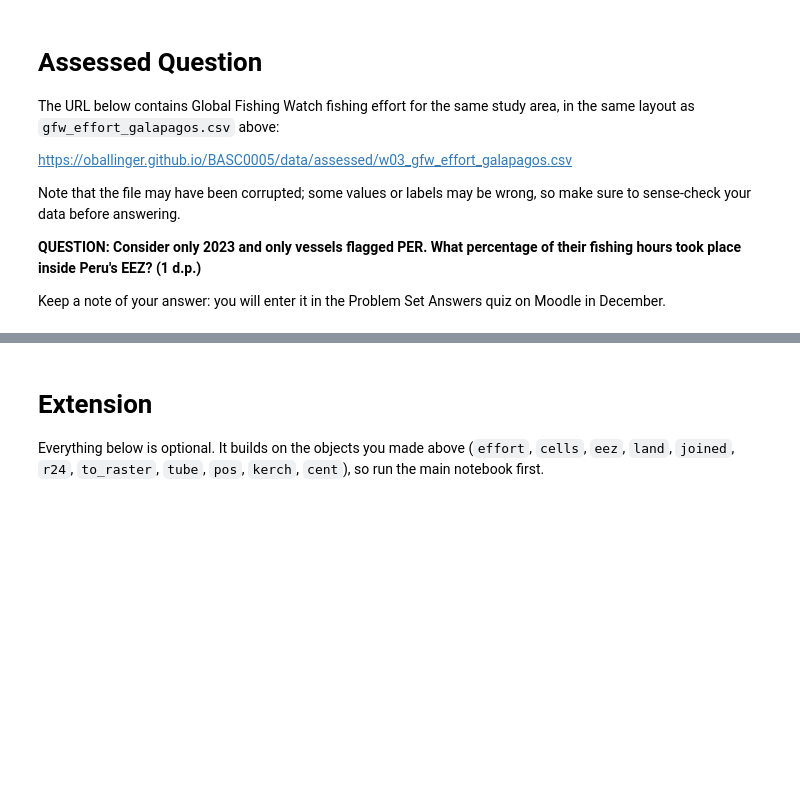
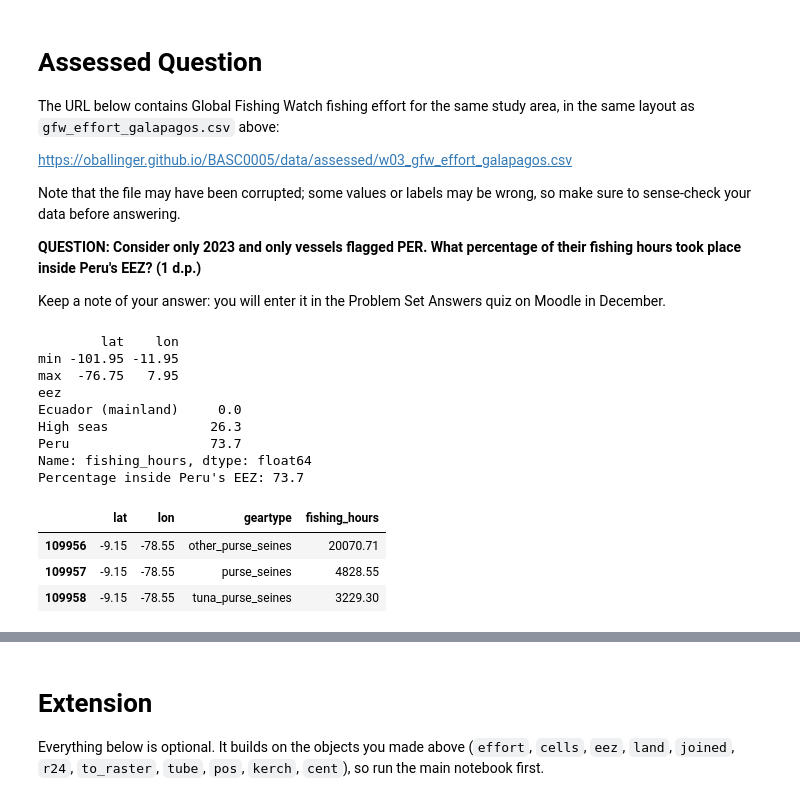
Before and after one commit to Niahmed00/QM2, a Jupyter notebook: notebooks/W03. Spatial Data.ipynb, the cells around one changed output, grey strips where cells are left out. Drawn from its saved outputs; the diff is of its cells as text; code cells hidden in the pictures; blank space fills up the shorter version.

```diff
--- a/notebooks/W03. Spatial Data.ipynb
+++ b/notebooks/W03. Spatial Data.ipynb
@@ -373,4 +373,47 @@ Note that the file may have been corrupted; some values or labels may be wrong,
 
 Keep a note of your answer: you will enter it in the Problem Set Answers quiz on Moodle in December.
 # %%
-# your code here
+import pandas as pd
+import geopandas as gpd
+
+# Load the fishing data and the EEZ boundaries
+fx = pd.read_csv("https://oballinger.github.io/BASC0005/data/assessed/w03_gfw_effort_galapagos.csv")
+eez = gpd.read_file("https://storage.googleapis.com/qm2/2627/w03/eez_galapagos.geojson")
+
+# Checking the coordinates: 'lat' goes from about -102 to -77 and 'lon' from -12 to 8.
+# Latitude can't be below -90, so the two columns are the wrong way round. Swap them back.
+print(fx[["lat", "lon"]].describe().loc[["min", "max"]])
+fx = fx.rename(columns={"lat": "lon", "lon": "lat"})
+
+# Keep only 2023 and Peruvian-flagged vessels (exactly "PER", not "UNKNOWN-PER")
+per = fx[(fx["year"] == 2023) & (fx["flag"] == "PER")]
+
+# Turn the rows into points on a map
+per_cells = gpd.GeoDataFrame(per, geometry=gpd.points_from_xy(per["lon"], per["lat"]), crs="EPSG:4326")
+
+# Spatial join: which EEZ is each point in? Points in no EEZ count as high seas
+per_joined = gpd.sjoin(per_cells, eez, how="left", predicate="within")
+per_joined["eez"] = per_joined["eez"].fillna("High seas")
+
+# Fishing hours in each EEZ, as a percentage of all PER fishing in 2023
+by_eez = per_joined.groupby("eez")["fishing_hours"].sum()
+pct = 100 * by_eez / by_eez.sum()
+print(pct.round(1))
+print("Percentage inside Peru's EEZ:", round(pct["Peru"], 1))
+
+# Looking at the biggest "high seas" cells: most of the hours come from one cell on the coast
+per_joined[per_joined["eez"] == "High seas"].nlargest(3, "fishing_hours")[["lat", "lon", "geartype", "fishing_hours"]]
+# %% [output]
+        lat    lon
+min -101.95 -11.95
+max  -76.75   7.95
+eez
+Ecuador (mainland)     0.0
+High seas             26.3
+Peru                  73.7
+Name: fishing_hours, dtype: float64
+Percentage inside Peru's EEZ: 73.7
+|  | lat | lon | geartype | fishing_hours |
+| 109956 | -9.15 | -78.55 | other_purse_seines | 20070.71 |
+| 109957 | -9.15 | -78.55 | purse_seines | 4828.55 |
+| 109958 | -9.15 | -78.55 | tuna_purse_seines | 3229.30 |
```
Also changed, not shown: parts of 1 cell of this notebook.
